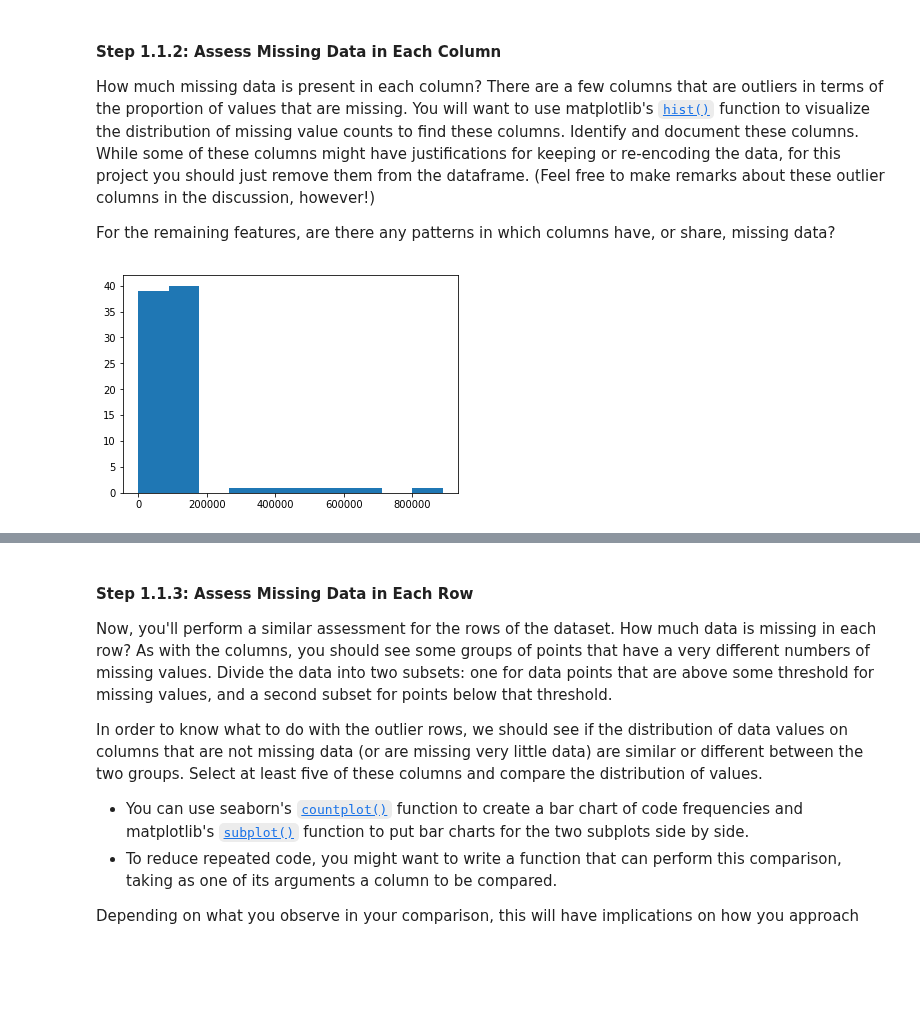
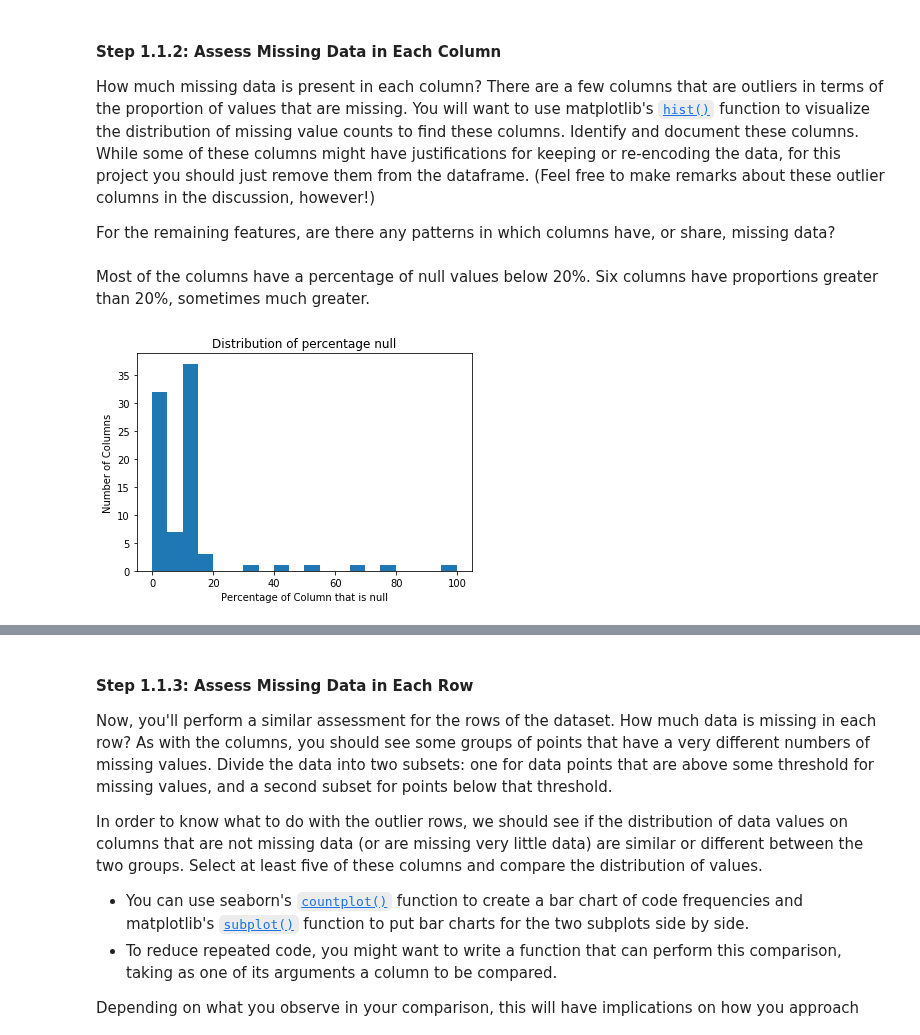
Before and after one commit to jeff-daniels/Udacity-Machine-Learning-Introduction-Nanodegree, a Jupyter notebook: Project 3: Identify Customer Segments/Identify_Customer_Segments.ipynb, the cells around one changed output, grey strips where cells are left out. Saved outputs shown, nothing was run; the diff lists cells and outputs as text; code cells hidden in the pictures; blank space fills up the shorter version.

Commit message:
plot comparisons

```diff
--- a/Project 3: Identify Customer Segments/Identify_Customer_Segments.ipynb
+++ b/Project 3: Identify Customer Segments/Identify_Customer_Segments.ipynb
@@ -111,7 +93,7 @@ The fourth column of the feature attributes summary (loaded in above as `feat_in
 # Identify missing or unknown data values and convert them to NaNs.
 # %%
 def string_to_list(string):
-    """convert string into a list of strings"""
+    """convert string into a list of integers and strings"""
     list_of_strings = (string.replace('[', '').replace(']', '').split(','))
     for i in range(len(list_of_strings)):
         if list_of_strings[i] in ['-1', '0', '9']:
@@ -119,10 +101,17 @@ def string_to_list(string):
     return list_of_strings
 # %%
 def convert_values_to_nan(df, features_df):
+    """Convert values in Udacity_AZDIAS_Subset.csv that correspond to the list
+    'missing_or_unknown' in AZDIAS_Feature_Summary.csv
+    """
+    # Convert features_df['missing_or_unknown'] from a string to a list
     features_df['nulls'] = features_df['missing_or_unknown'].map(string_to_list)
+
+    # Convert null values in df to np.nan
     for col in list(df.columns):
         list_of_nulls = list(features_df.loc[features_df.attribute==str(col)]['nulls'])[0]
         df.loc[df[col].isin(list_of_nulls),col] = np.nan
+
     return df
 # %%
 tic = time.time()
@@ -140,11 +129,17 @@ For the remaining features, are there any patterns in which columns have, or sha
 # %%
 # Perform an assessment of how much missing data there is in each column of the
 # dataset.
-null_sums = df.isnull().sum()
-null_sums = null_sums.sort_values(ascending=False)
+null_percentage = gen.isnull().mean()*100
+null_percentage = null_percentage.sort_values(ascending=False)
 # %%
 # Investigate patterns in the amount of missing data in each column.
-plt.hist(null_sums)
-plt.show()
-# %% [output]
-[figure, removed]
+# %% [markdown]
+Most of the columns have a percentage of null values below 20%.  Six columns have proportions greater than 20%, sometimes much greater.
+# %%
+plt.hist(null_percentage, bins = 20)
+plt.title('Distribution of percentage null')
+plt.ylabel('Number of Columns')
+plt.xlabel('Percentage of Column that is null')
+plt.show()
+# %% [output]
+[figure, added]
```
Also changed, not shown: parts of 14 cells of this notebook.
